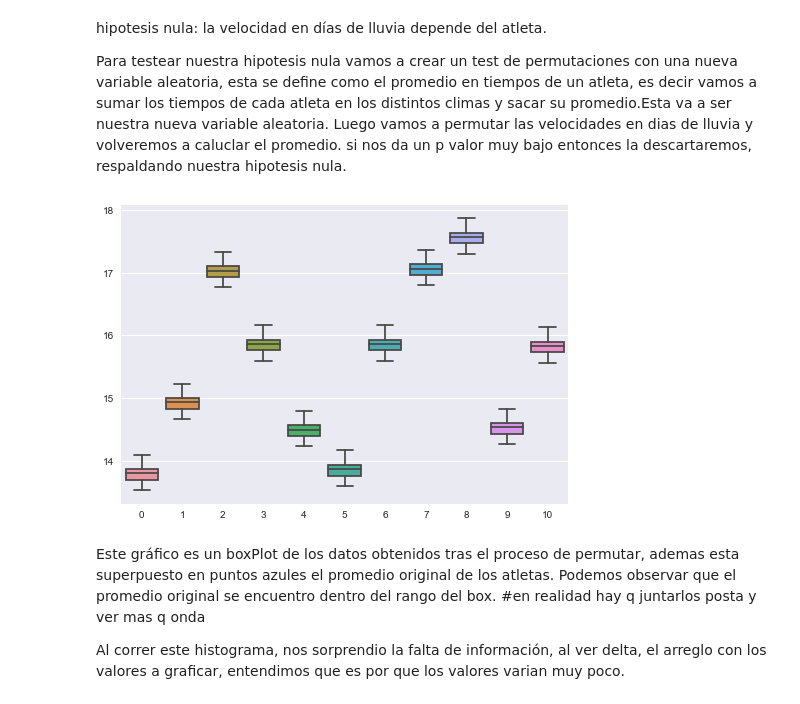
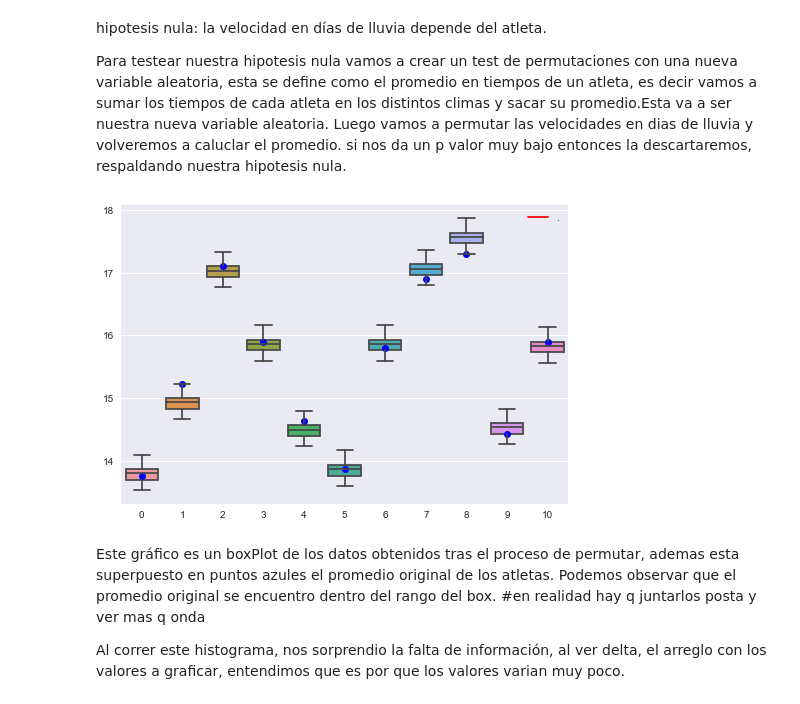
Before and after one commit to FerFrassia/DataScience, a Jupyter notebook: tp1/tp1.ipynb, the cells around one changed output. Drawn from its saved outputs; the diff is of its cells as text; code cells hidden in the pictures.

```diff
--- a/tp1/tp1.ipynb
+++ b/tp1/tp1.ipynb
@@ -216,34 +221,35 @@ si nos da un p valor muy bajo entonces la descartaremos, respaldando nuestra hip
 # %%
 #suma elemento a elemento
 df['tiempo_sol+nublado'] = df['tiempo_sol'] + df['tiempo_nublado']
 
 #paso a lista
 tiempo_sol_nublado = [x for x in df['tiempo_sol+nublado']]
 tiempo_lluvia = [x for x in df['tiempo_lluvia']]
 #promedio x atleta
 tiempo_prom = sumLista(tiempo_sol_nublado, tiempo_lluvia)
-tprom = sns.tsplot( tiempo_prom, interpolate=False, color="blue")
 
 #print(tiempo_sol_nublado)
 #print(tiempo_lluvia)
 #print(tiempo_prom)
 #hay un delta x atleta
 delta =[]
 delta.append(tiempo_prom)
 #permuto
-for i in range(1000):
+for i in range(15000):
     random.shuffle(tiempo_lluvia)
     tiempo_prom = sumLista(tiempo_sol_nublado, tiempo_lluvia)
     delta.append(tiempo_prom)
 
 dataset = pd.DataFrame(data=delta)
 #print(dataset)
 #print(delta)
+
+tprom = sns.tsplot( tiempo_prom, interpolate=False, color="blue")
 sns.plt.legend([tiempo_prom], labels=["."])
 sns.boxplot( data=dataset)
 plt.show()
 # %% [output]
-[figure, old version]
+[figure, new version]
 # %% [markdown]
 Este gráfico es un boxPlot de los datos obtenidos tras el proceso de permutar, ademas esta superpuesto en puntos azules el promedio original de los atletas. Podemos observar que el promedio original se encuentro dentro del rango del box.
 #en realidad hay q juntarlos posta y ver mas q onda
```
Also changed, not shown: parts of 9 cells of this notebook, 1 other file.
